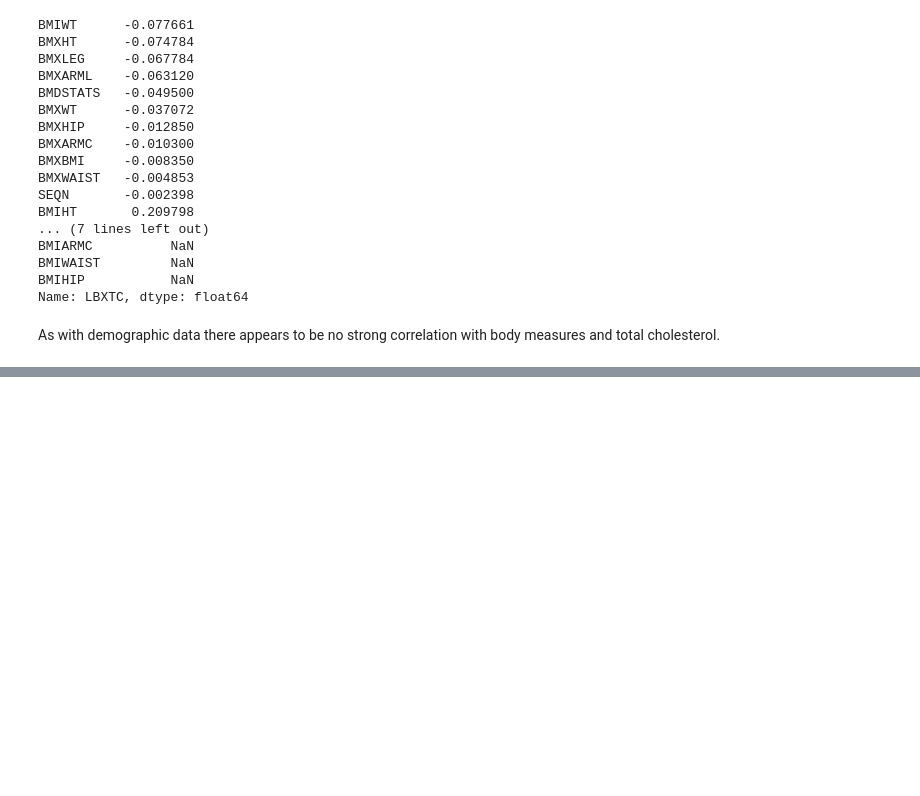
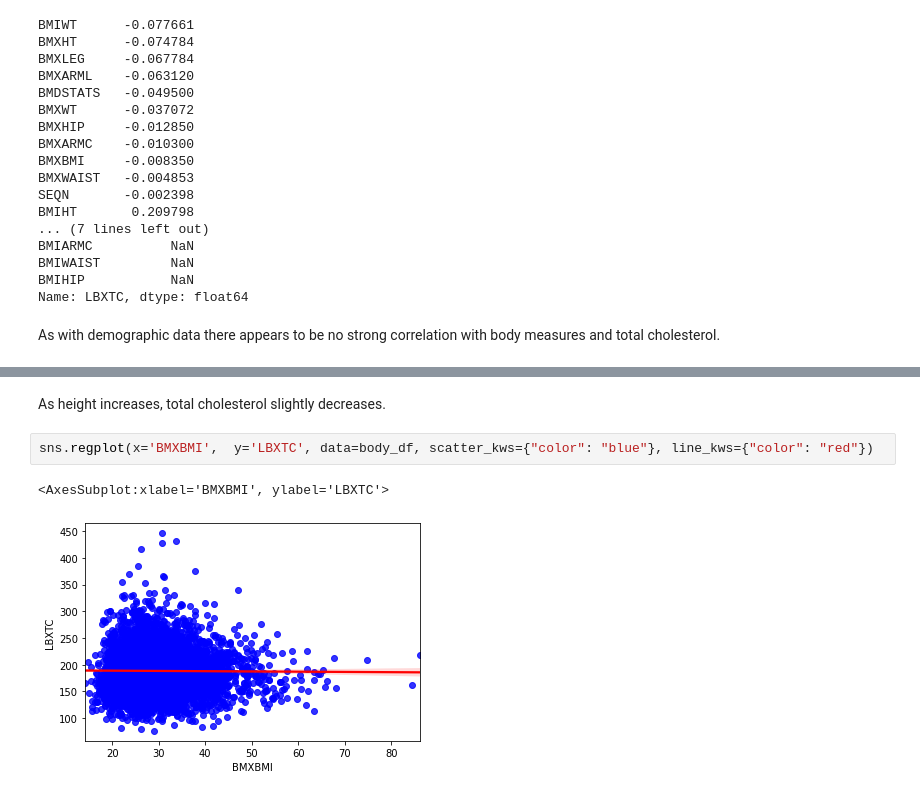
Before and after one commit to mathisme/ThinkfulDSFinalCapstone, a Jupyter notebook: notebooks/EDA.ipynb, the cells around one changed output, grey strips where cells are left out. Cells and saved outputs as stored; diff of their text form; blank space fills up the shorter version.

```diff
--- a/notebooks/EDA.ipynb
+++ b/notebooks/EDA.ipynb
@@ -150,0 +163,7 @@ As with demographic data there appears to be no strong correlation with body mea
+# %% [markdown]
+As height increases, total cholesterol slightly decreases.
+# %%
+sns.regplot(x='BMXBMI',  y='LBXTC', data=body_df, scatter_kws={"color": "blue"}, line_kws={"color": "red"})
+# %% [output]
+<AxesSubplot:xlabel='BMXBMI', ylabel='LBXTC'>
+[figure, added]
```
Also changed, not shown: parts of 21 cells of this notebook.
